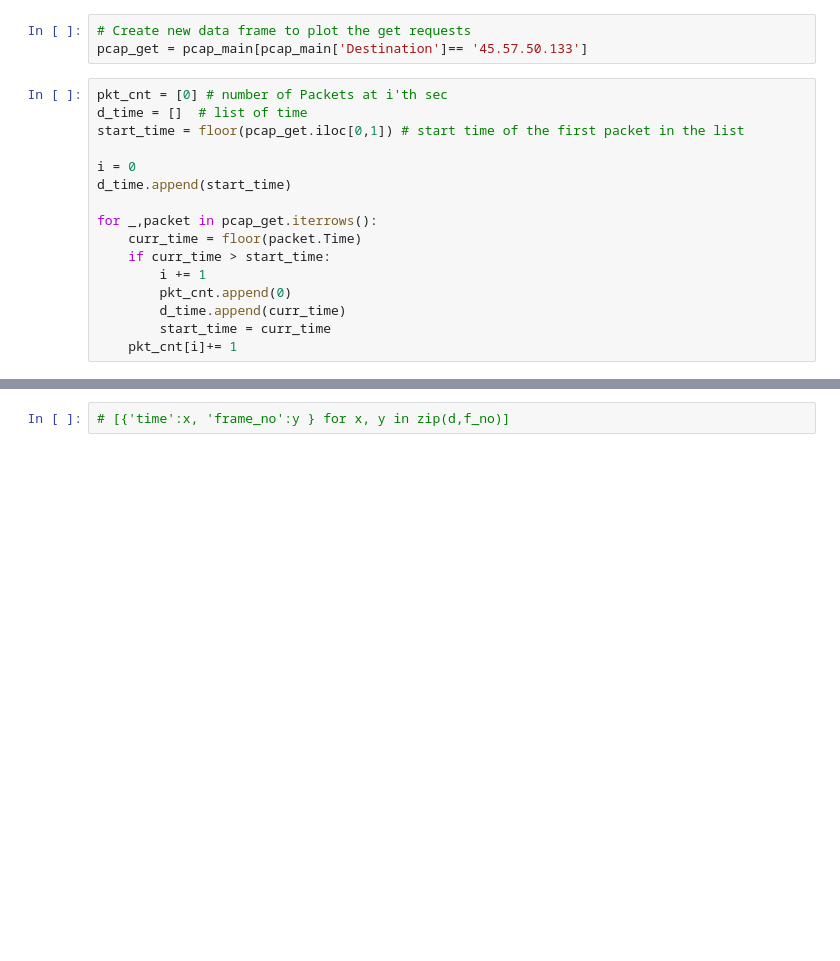
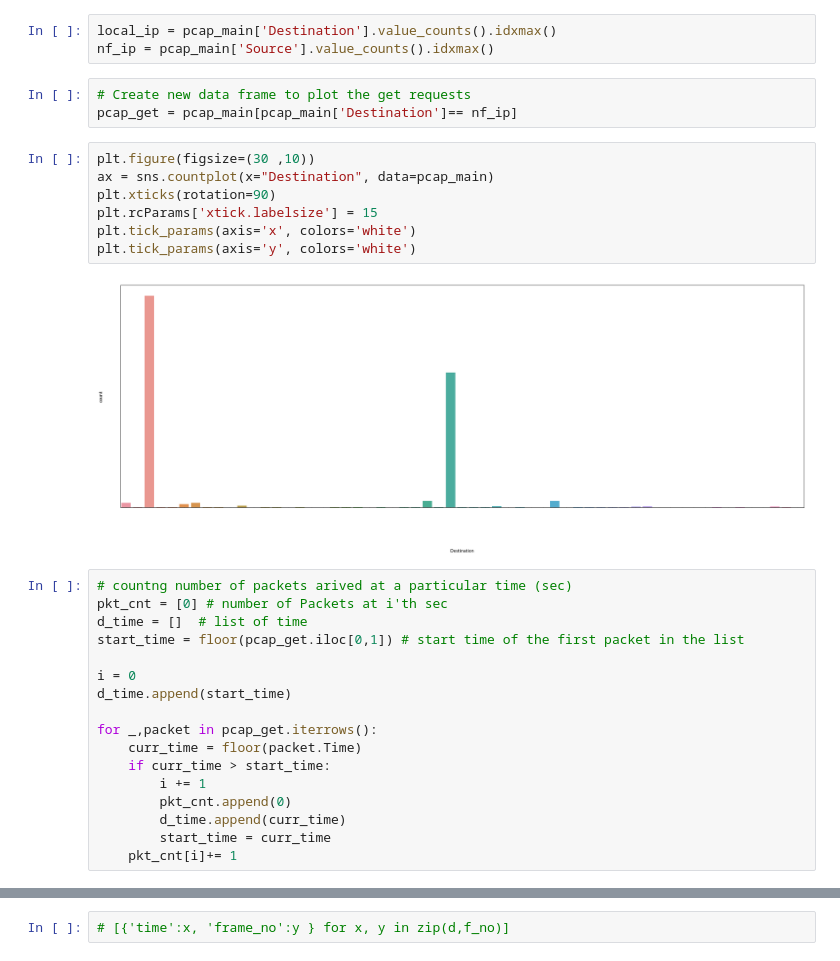
Before and after one commit to ssahaxd/IITM_Internship_2019, a Jupyter notebook: code_d.ipynb, the cells around one changed output, grey strips where cells are left out. Saved outputs shown, nothing was run; the diff lists cells and outputs as text; blank space fills up the shorter version.

```diff
--- a/code_d.ipynb
+++ b/code_d.ipynb
@@ -21,7 +31,20 @@ pcap_main.head()
+# %%
+local_ip = pcap_main['Destination'].value_counts().idxmax()
+nf_ip = pcap_main['Source'].value_counts().idxmax()
 # %%
 # Create new data frame to plot the get requests
-pcap_get = pcap_main[pcap_main['Destination']== '45.57.50.133']
+pcap_get = pcap_main[pcap_main['Destination']== nf_ip]
+# %%
+plt.figure(figsize=(30 ,10))
+ax = sns.countplot(x="Destination", data=pcap_main)
+plt.xticks(rotation=90)
+plt.rcParams['xtick.labelsize'] = 15
+plt.tick_params(axis='x', colors='white')
+plt.tick_params(axis='y', colors='white')
+# %% [output]
+[figure, added]
 # %%
+# countng number of packets arived at a particular time (sec)
 pkt_cnt = [0] # number of Packets at i'th sec
 d_time = []  # list of time
 start_time = floor(pcap_get.iloc[0,1]) # start time of the first packet in the list
```
Also changed, not shown: parts of 21 cells of this notebook.
